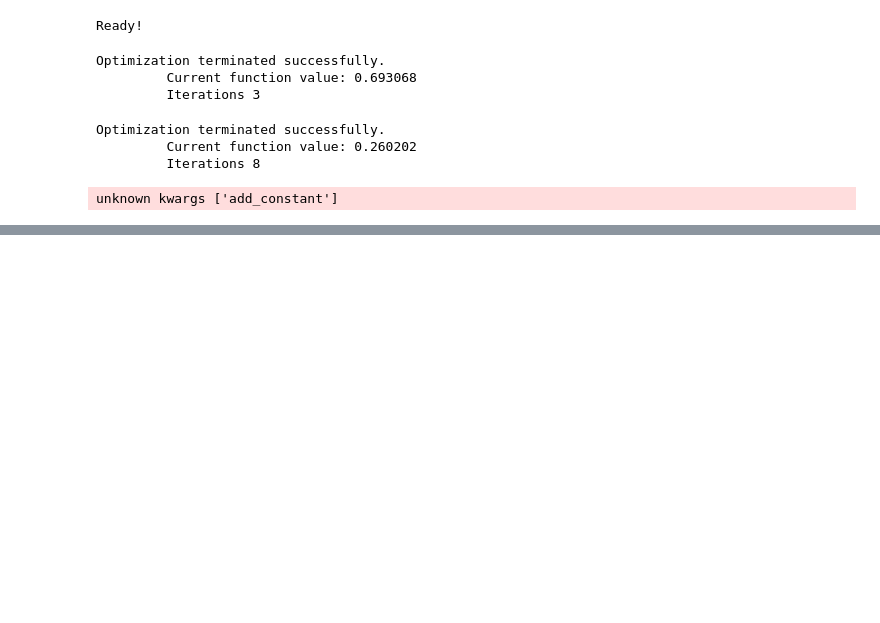
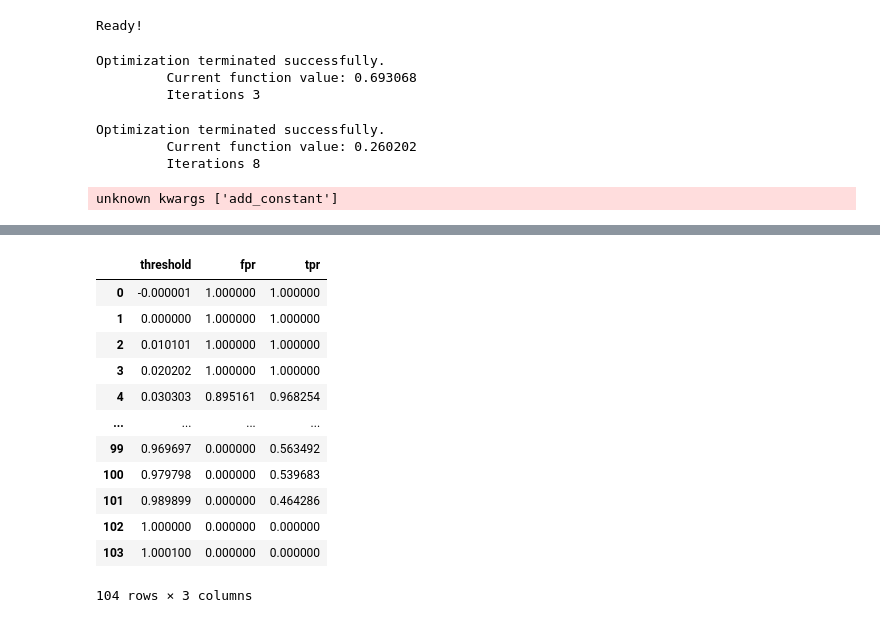
Before and after one commit to Iakithega/dp100_ds_associate_azure, a Jupyter notebook: 1_ml_foundations/1_11_ROC_curves/1_11_1_roc_curves.ipynb, the cells around one changed output, grey strips where cells are left out. Drawn from its saved outputs; the diff is of its cells as text; code cells hidden in the pictures; blank space fills up the shorter version.

Commit message:
finished ROC and AUC curves

```diff
--- a/1_ml_foundations/1_11_ROC_curves/1_11_1_roc_curves.ipynb
+++ b/1_ml_foundations/1_11_ROC_curves/1_11_1_roc_curves.ipynb
@@ -259,0 +275,23 @@ create_roc_curve(lambda x: model.predict(prep_data(x)), "motion")
+# %%
+# This is a helper method that reformats the data to be compatible
+# with this particular logistic regression model
+prep_data = lambda x:  np.column_stack((np.full(x.shape, 1), x))
+
+# Train a logistic regression model to predict hiker based on motion
+lr_model = statsmodels.api.Logit(train.is_hiker, prep_data(train.motion), add_constant=True).fit()
+
+# Assess its performance
+# -- Train
+predictions = lr_model.predict(prep_data(train.motion)) > 0.5
+train_accuracy = accuracy_score(train.is_hiker, predictions)
+
+# -- Test
+predictions = lr_model.predict(prep_data(test.motion)) > 0.5
+test_accuracy = accuracy_score(test.is_hiker, predictions)
+
+print("Train accuracy", train_accuracy)
+print("Test accuracy", test_accuracy)
+
+# Plot the model
+predict_with_logistic_regression = lambda x: lr_model.predict(prep_data(x))
+graphing.scatter_2D(test, label_x="motion", label_y="is_hiker", title="Logistic Regression", trendline=predict_with_logistic_regression)
@@ -259,0 +341,26 @@ create_roc_curve(lambda x: model.predict(prep_data(x)), "motion")
+# %%
+from m2d_make_roc import create_roc_curve # import our previous ROC code
+
+fig, thresholds_lr = create_roc_curve(predict_with_logistic_regression, test, "motion")
+
+# Uncomment the line below if you would like to see the area under the curve
+#fig.update_traces(fill="tozeroy")
+
+fig.show()
+
+# Show the table of results
+thresholds_lr
+# %% [output]
+|  | threshold | fpr | tpr |
+| 0 | -0.000001 | 1.000000 | 1.000000 |
+| 1 | 0.000000 | 1.000000 | 1.000000 |
+| 2 | 0.010101 | 1.000000 | 1.000000 |
+| 3 | 0.020202 | 1.000000 | 1.000000 |
+| 4 | 0.030303 | 0.895161 | 0.968254 |
+| ... | ... | ... | ... |
+| 99 | 0.969697 | 0.000000 | 0.563492 |
+| 100 | 0.979798 | 0.000000 | 0.539683 |
+| 101 | 0.989899 | 0.000000 | 0.464286 |
+| 102 | 1.000000 | 0.000000 | 0.000000 |
+| 103 | 1.000100 | 0.000000 | 0.000000 |
+104 rows × 3 columns
```
Also changed, not shown: parts of 11 cells of this notebook, 1 other file.
